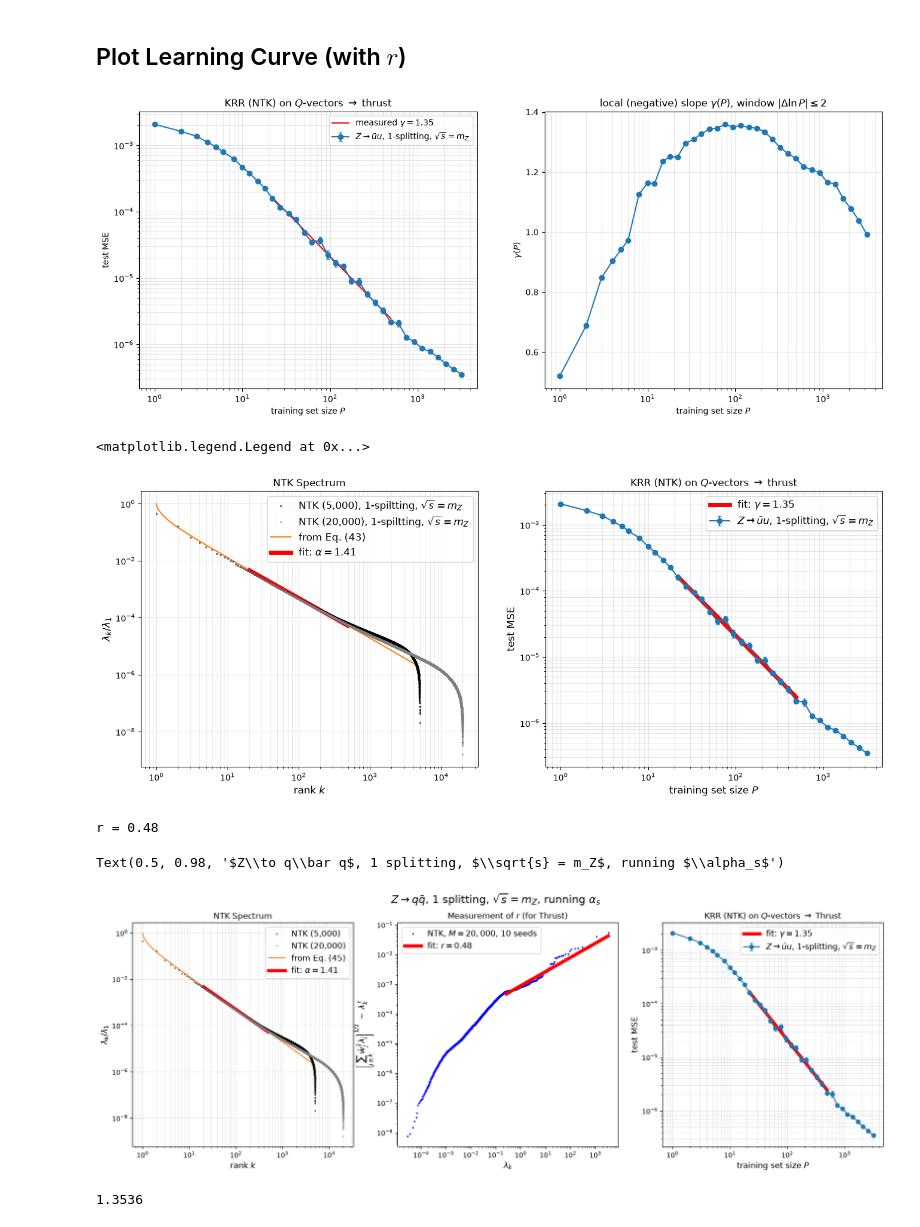
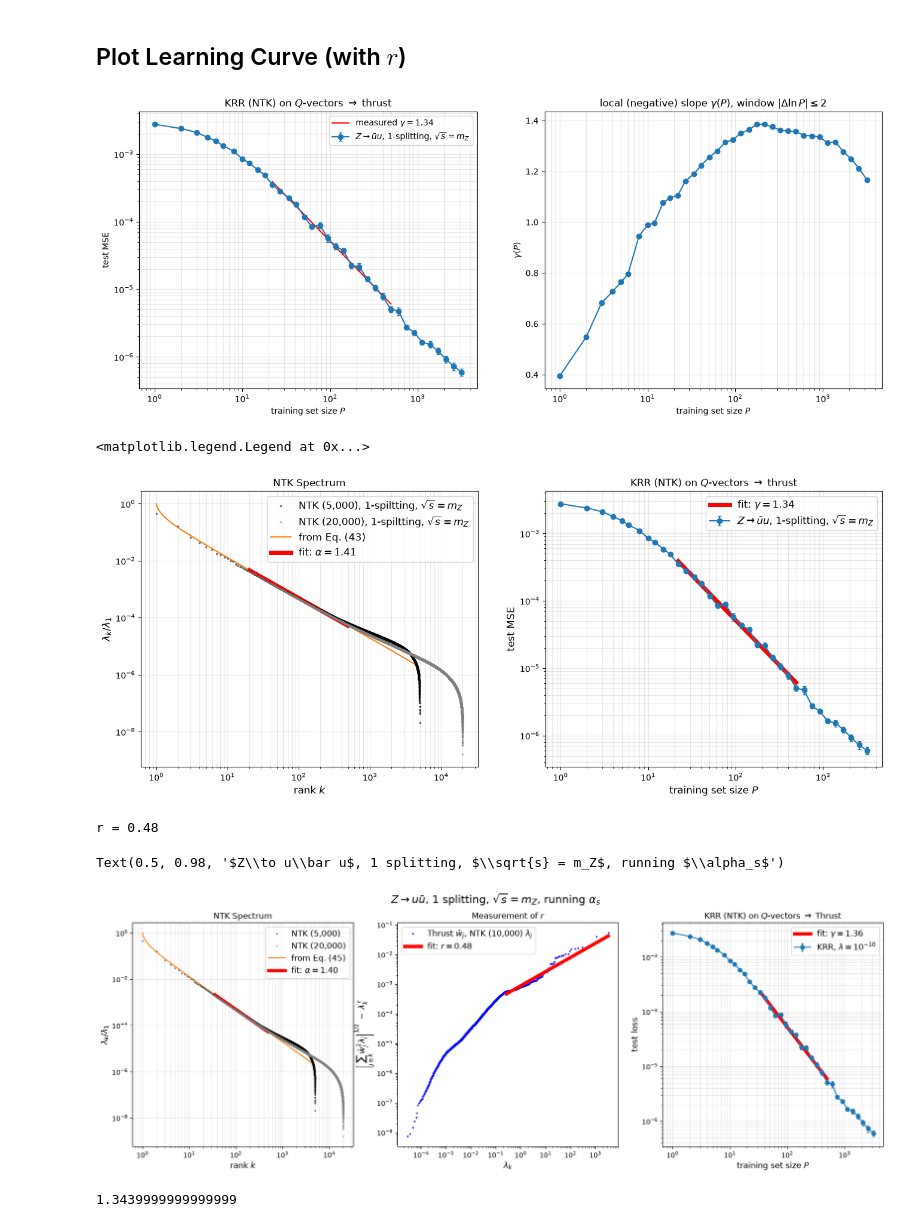
Before and after one commit to Shutko/Jet-Scaling-Laws, a Jupyter notebook: StevensCode/plot_together.ipynb, the cells around one changed output. Saved outputs shown, nothing was run; the diff lists cells and outputs as text; code cells hidden in the pictures.

Commit message:
added a notebook to measure r

```diff
--- a/StevensCode/plot_together.ipynb
+++ b/StevensCode/plot_together.ipynb
@@ -115,8 +115,8 @@ ax1.set_ylim(1e-7, 2); ax1.set_xlim(1e0, 5e3)
 # %% [markdown]
 ## Plot Learning Curve (with $r$)
 # %%
-λ = 1e-10
-KRR = {key: np.load(f) for key in keys if os.path.exists(f := f'losses/KRR_NTK_lam{λ:g}_{key}.npz')}
+λ, depth = 1e-10, 4
+KRR = {key: np.load(f) for key in keys if os.path.exists(f := f'losses/KRR_NTK_d{depth}_lam{λ:g}_{key}.npz')}
 # %%
 key = 'Z1'
 λ, w = 1e-10, 2
@@ -144,7 +144,7 @@ ax2.set_xlabel('training set size $P$');
 ax2.set_ylabel(r'$\gamma(P)$')
 ax2.set_xscale('log'); ax2.grid(True, which='both', alpha=0.3)
 # %% [output]
-[figure, old version]
+[figure, new version]
 # %%
 key = 'Z1'
 λ, w = 1e-10, 2
@@ -189,7 +189,7 @@ ax2.set_xscale('log'); ax1.set_yscale('log');
 ax2.grid(True, which='both', alpha=0.3); ax2.legend(fontsize=12)
 # %% [output]
 <matplotlib.legend.Legend at 0x...>
-[figure, old version]
+[figure, new version]
 # %%
 # Import measured rs
 lam, v2 = np.load(f'spectra/TARGETPOWER_NTK_d{depth}_Q_nq2048_M10000_nseeds10_{key}.npy')
@@ -209,7 +209,7 @@ ax1.loglog(kk(NTK_20[key]), scale*NTK_20[key]/NTK_20[key][0], '.', color='gray',
 
 ax1.loglog(k, lam_analytic*norm(key, k), '-', color='C1', label=r'from Eq. (45)')
 ###### Fit ######
-lo, hi = 2e1, 5e2
+lo, hi = 3e1, 5e2
 m = (k >= lo) & (k <= hi)
 fit = np.polyfit(np.log(k[m]), np.log(lam_analytic[m]), 1);  alpha = -fit[0]
 ax1.loglog(k[m], np.exp(np.polyval(fit, np.log(k[m])))*norm(key, k), color='r', lw=5, label=rf'fit: $\alpha = {alpha:.2f}$')
@@ -224,41 +224,41 @@ ax1.legend(fontsize=12); ax1.grid(True, which='both', alpha=0.3)
 ## MIDDLE: measured r ####################################################################
 k = np.arange(1, len(lam) + 1);
 tail = np.cumsum(v2[::-1])[::-1];  ## reverse it to sum j > k, then reverse it back ...
 # mask = (k >= 1) & (k <= len(k)//10)
 mask = (k >= 1) & (k <= 500)
 fit = np.polyfit(np.log(lam[mask]), np.log(np.sqrt(tail[mask])), 1);
 print(f'r = {fit[0]:.2f}')
 
-ax2.loglog(lam, np.sqrt(tail), '.', ms=3, color='b', label=rf'NTK, $M = {M:,}$, 10 seeds')
+ax2.loglog(lam, np.sqrt(tail), '.', ms=3, color='b', label=rf'Thrust $\bar w_j$, NTK (10,000) $\lambda_j$')
 ax2.loglog(lam[mask], np.exp(np.polyval(fit, np.log(lam[mask]))), 'r-', lw=5, label=rf'fit: $r = {fit[0]:.2f}$')
-ax2.set_title(r'Measurement of $r$ (for Thrust)')
+ax2.set_title(r'Measurement of $r$')
 ax2.set_xlabel(r'$\lambda_k$', fontsize=12);
 ax2.set_ylabel(r'$\left[\sum_{j\geq k} \bar w_j^2\lambda_j\right]^{1/2} \;\sim\; \lambda_k^{\,r}$', fontsize=12);
 ax2.legend(fontsize=12)
 
 ## RIGHT: Learning Curve #########################################################
-ax3.errorbar(Ps, L, S/np.sqrt(reps), fmt='o-', color='C0', capsize=2, label=r'$Z\rightarrow \bar{u}u$, 1-splitting, $\sqrt{s} = m_Z$')
+ax3.errorbar(Ps, L, S/np.sqrt(reps), fmt='o-', color='C0', capsize=2, label=r'KRR, $\lambda = 10^{-10}$')
 ###### Fit ######
-lo, hi = 2e1, 5e2
+lo, hi = 3e1, 5e2
 mask = (Ps > lo) & (Ps < hi)
 fit = np.polyfit(np.log(Ps[mask]), np.log(L[mask]), 1)
 gamma = -fit[0]
 ax3.loglog(Ps[mask], np.exp(np.polyval(fit, np.log(Ps[mask]))), 'r-', lw=5, label=rf'fit: $\gamma = {gamma:.2f}$')
 #################
 ax3.set_title(rf'KRR (NTK) on $Q$-vectors $\to$ Thrust');
 ax3.set_xlabel('training set size $P$', fontsize=12);
-ax3.set_ylabel('test MSE', fontsize=12)
+ax3.set_ylabel('test loss', fontsize=12)
 ax3.set_xscale('log'); ax3.set_yscale('log');
 ax3.grid(True, which='both', alpha=0.3);
 ax3.legend(fontsize=12)
 
 # plt.tight_layout()
 fig.suptitle(rf'{labels[key]}', fontsize=16)
 # %% [output]
 r = 0.48
-Text(0.5, 0.98, '$Z\\to q\\bar q$, 1 splitting, $\\sqrt{s} = m_Z$, running $\\alpha_s$')
+Text(0.5, 0.98, '$Z\\to u\\bar u$, 1 splitting, $\\sqrt{s} = m_Z$, running $\\alpha_s$')
-[figure, old version]
+[figure, new version]
 # %%
-2*1.41*0.48
+2*1.40*0.48
 # %% [output]
-1.3536
+1.3439999999999999
```
Also changed, not shown: parts of 1 cell of this notebook, 10 other files.
